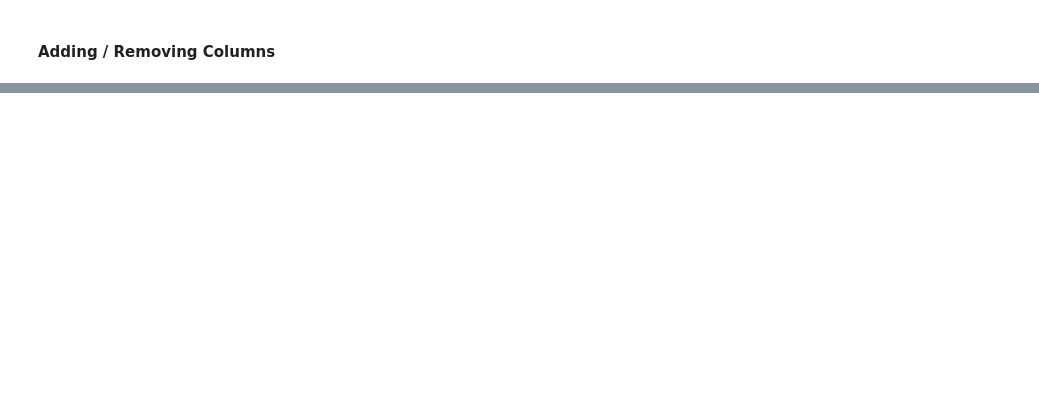
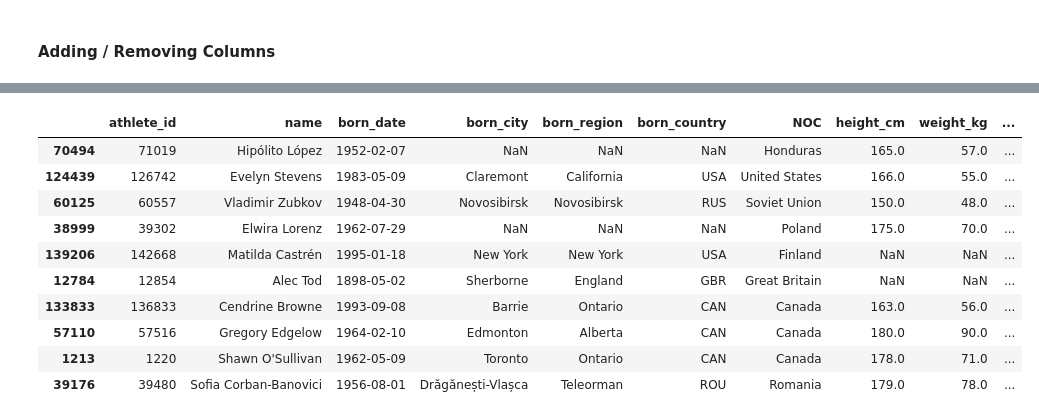
Before and after one commit to DuongAnh1502/complete-pandas-tutorial, a Jupyter notebook: tutorial.ipynb, the cells around one changed output, grey strips where cells are left out. Drawn from its saved outputs; the diff is of its cells as text; code cells hidden in the pictures; blank space fills up the shorter version.

```diff
--- a/tutorial.ipynb
+++ b/tutorial.ipynb
@@ -31,0 +106,5 @@ bios_new.head()
+# %%
+bios['born_date'] = pd.to_datetime(bios['born_date'])
+bios['month_date'] = bios['born_date'].dt.month
+bios['year_date'] = bios['born_date'].dt.year
+bios.groupby([bios['month_date'],bios['year_date']])['athlete_id'].count().reset_index().sort_values('athlete_id',ascending=False)
@@ -31,0 +128,15 @@ bios_new.head()
+# %%
+bios['height_rank'] = bios['height_cm'].rank(ascending=False)
+bios.sample(10)
+# %% [output]
+|  | athlete_id | name | born_date | born_city | born_region | born_country | NOC | height_cm | weight_kg | ... |
+| 70494 | 71019 | Hipólito López | 1952-02-07 | NaN | NaN | NaN | Honduras | 165.0 | 57.0 | ... |
+| 124439 | 126742 | Evelyn Stevens | 1983-05-09 | Claremont | California | USA | United States | 166.0 | 55.0 | ... |
+| 60125 | 60557 | Vladimir Zubkov | 1948-04-30 | Novosibirsk | Novosibirsk | RUS | Soviet Union | 150.0 | 48.0 | ... |
+| 38999 | 39302 | Elwira Lorenz | 1962-07-29 | NaN | NaN | NaN | Poland | 175.0 | 70.0 | ... |
+| 139206 | 142668 | Matilda Castrén | 1995-01-18 | New York | New York | USA | Finland | NaN | NaN | ... |
+| 12784 | 12854 | Alec Tod | 1898-05-02 | Sherborne | England | GBR | Great Britain | NaN | NaN | ... |
+| 133833 | 136833 | Cendrine Browne | 1993-09-08 | Barrie | Ontario | CAN | Canada | 163.0 | 56.0 | ... |
+| 57110 | 57516 | Gregory Edgelow | 1964-02-10 | Edmonton | Alberta | CAN | Canada | 180.0 | 90.0 | ... |
+| 1213 | 1220 | Shawn O'Sullivan | 1962-05-09 | Toronto | Ontario | CAN | Canada | 178.0 | 71.0 | ... |
+| 39176 | 39480 | Sofia Corban-Banovici | 1956-08-01 | Drăgănești-Vlașca | Teleorman | ROU | Romania | 179.0 | 78.0 | ... |
```
Also changed, not shown: parts of 17 cells of this notebook.
